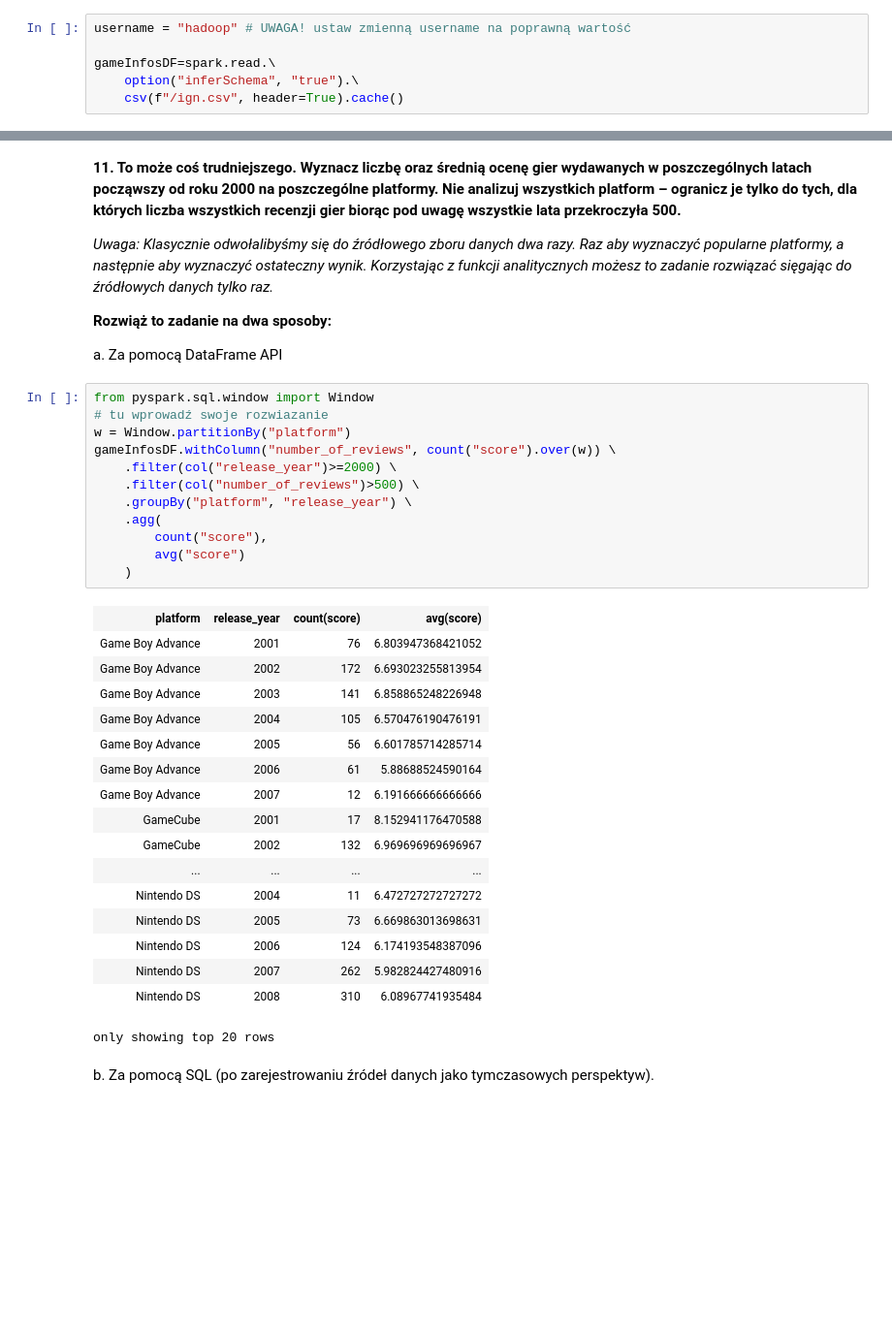
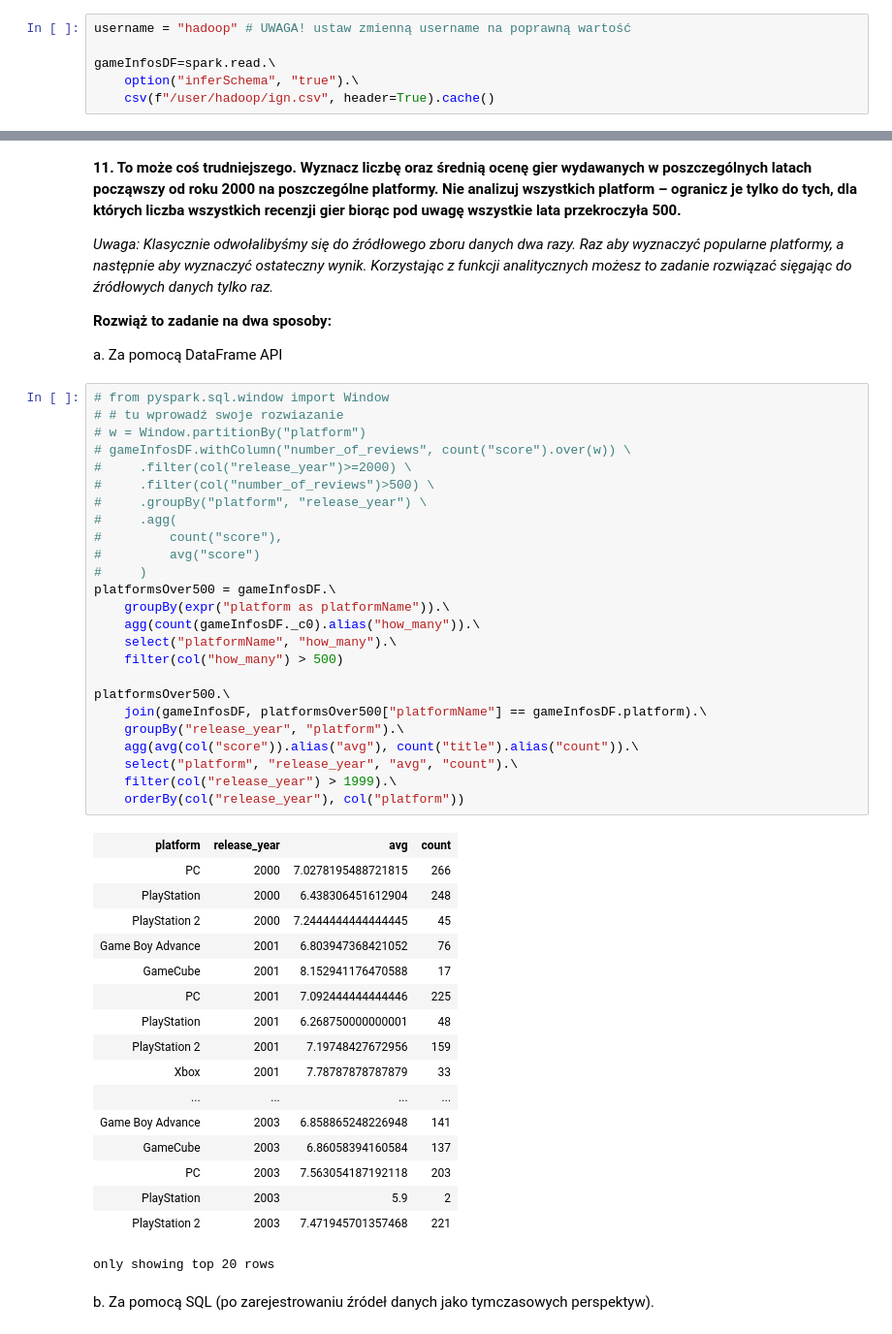
Before and after one commit to Michaszek224/bigData, a Jupyter notebook: work/notebooks/SP04_w1_25-Spark-DataFrames-API-SQL.ipynb, the cells around one changed output, grey strips where cells are left out. Shown: that part at 97% size. Saved outputs shown, nothing was run; the diff lists cells and outputs as text; blank space fills up the shorter version.

```diff
--- a/work/notebooks/SP04_w1_25-Spark-DataFrames-API-SQL.ipynb
+++ b/work/notebooks/SP04_w1_25-Spark-DataFrames-API-SQL.ipynb
@@ -51,4 +56,4 @@ username = "hadoop" # UWAGA! ustaw zmienną username na poprawną wartość
 
 gameInfosDF=spark.read.\
     option("inferSchema", "true").\
-    csv(f"/ign.csv", header=True).cache()
+    csv(f"/user/hadoop/ign.csv", header=True).cache()
@@ -179,34 +183,47 @@ Korzystając z funkcji analitycznych możesz to zadanie rozwiązać sięgając d
 
 a. Za pomocą DataFrame API
 # %%
-from pyspark.sql.window import Window
-# tu wprowadź swoje rozwiazanie
-w = Window.partitionBy("platform")
-gameInfosDF.withColumn("number_of_reviews", count("score").over(w)) \
-    .filter(col("release_year")>=2000) \
-    .filter(col("number_of_reviews")>500) \
-    .groupBy("platform", "release_year") \
-    .agg(
-        count("score"),
-        avg("score")
-    )
+# from pyspark.sql.window import Window
+# # tu wprowadź swoje rozwiazanie
+# w = Window.partitionBy("platform")
+# gameInfosDF.withColumn("number_of_reviews", count("score").over(w)) \
+#     .filter(col("release_year")>=2000) \
+#     .filter(col("number_of_reviews")>500) \
+#     .groupBy("platform", "release_year") \
+#     .agg(
+#         count("score"),
+#         avg("score")
+#     )
+platformsOver500 = gameInfosDF.\
+    groupBy(expr("platform as platformName")).\
+    agg(count(gameInfosDF._c0).alias("how_many")).\
+    select("platformName", "how_many").\
+    filter(col("how_many") > 500)
+
+platformsOver500.\
+    join(gameInfosDF, platformsOver500["platformName"] == gameInfosDF.platform).\
+    groupBy("release_year", "platform").\
+    agg(avg(col("score")).alias("avg"), count("title").alias("count")).\
+    select("platform", "release_year", "avg", "count").\
+    filter(col("release_year") > 1999).\
+    orderBy(col("release_year"), col("platform"))
 # %% [output]
-| platform | release_year | count(score) | avg(score) |
-| Game Boy Advance | 2001 | 76 | 6.803947368421052 |
-| Game Boy Advance | 2002 | 172 | 6.693023255813954 |
-| Game Boy Advance | 2003 | 141 | 6.858865248226948 |
-| Game Boy Advance | 2004 | 105 | 6.570476190476191 |
-| Game Boy Advance | 2005 | 56 | 6.601785714285714 |
-| Game Boy Advance | 2006 | 61 | 5.88688524590164 |
-| Game Boy Advance | 2007 | 12 | 6.191666666666666 |
-| GameCube | 2001 | 17 | 8.152941176470588 |
-| GameCube | 2002 | 132 | 6.969696969696967 |
+| platform | release_year | avg | count |
+| PC | 2000 | 7.0278195488721815 | 266 |
+| PlayStation | 2000 | 6.438306451612904 | 248 |
+| PlayStation 2 | 2000 | 7.2444444444444445 | 45 |
+| Game Boy Advance | 2001 | 6.803947368421052 | 76 |
+| GameCube | 2001 | 8.152941176470588 | 17 |
+| PC | 2001 | 7.092444444444446 | 225 |
+| PlayStation | 2001 | 6.268750000000001 | 48 |
+| PlayStation 2 | 2001 | 7.19748427672956 | 159 |
+| Xbox | 2001 | 7.78787878787879 | 33 |
 | ... | ... | ... | ... |
-| Nintendo DS | 2004 | 11 | 6.472727272727272 |
-| Nintendo DS | 2005 | 73 | 6.669863013698631 |
-| Nintendo DS | 2006 | 124 | 6.174193548387096 |
-| Nintendo DS | 2007 | 262 | 5.982824427480916 |
-| Nintendo DS | 2008 | 310 | 6.08967741935484 |
+| Game Boy Advance | 2003 | 6.858865248226948 | 141 |
+| GameCube | 2003 | 6.86058394160584 | 137 |
+| PC | 2003 | 7.563054187192118 | 203 |
+| PlayStation | 2003 | 5.9 | 2 |
+| PlayStation 2 | 2003 | 7.471945701357468 | 221 |
 only showing top 20 rows
 # %% [markdown]
 b. Za pomocą SQL (po zarejestrowaniu źródeł danych jako tymczasowych perspektyw).
```
Also changed, not shown: parts of 14 cells of this notebook, 32 other files.
